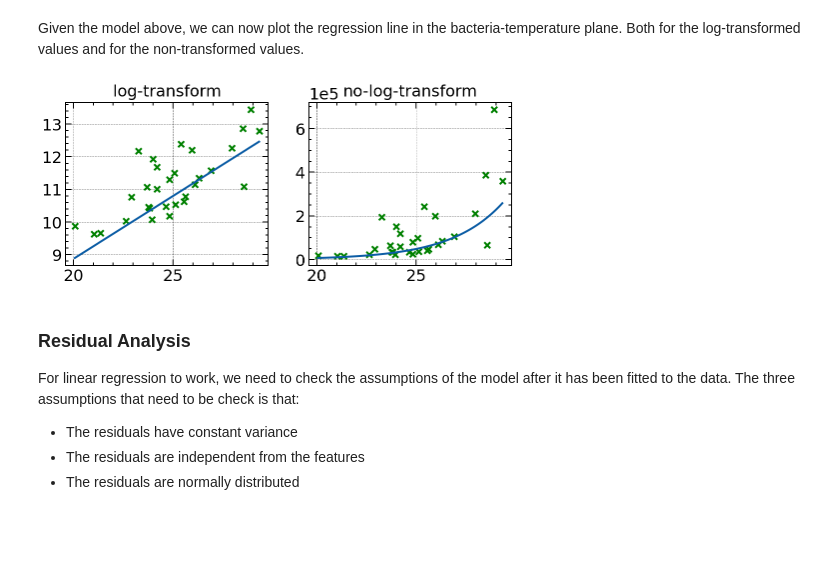
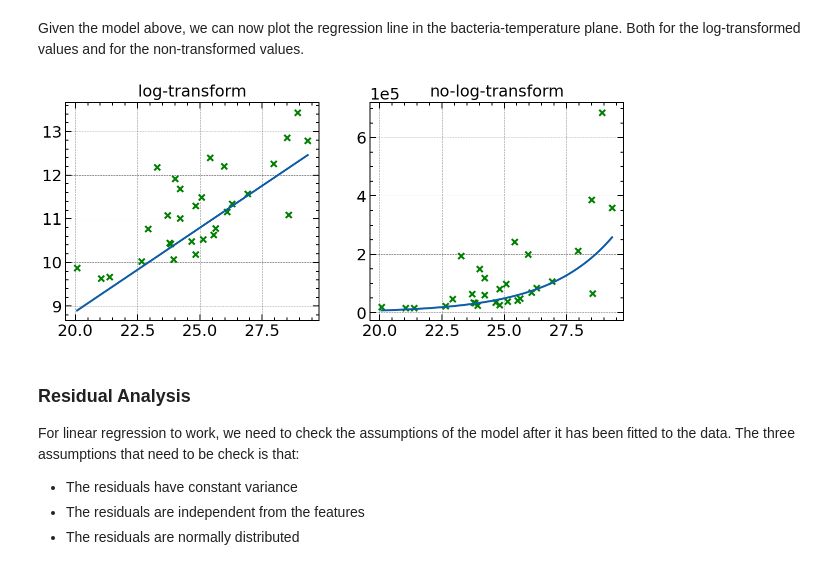
Before and after one commit to Sinbad-The-Sailor/Linear-Models, a Jupyter notebook: exponential_regression.ipynb, the cells around one changed output. Cells and saved outputs as stored; diff of their text form; code cells hidden in the pictures; blank space fills up the shorter version.

```diff
--- a/exponential_regression.ipynb
+++ b/exponential_regression.ipynb
@@ -128,23 +128,23 @@ Given the model above, we can now plot the regression line in the bacteria-tempe
 # %%
 fig, axs = plt.subplots(1, 2)
 x = df['tempreature']
 x = np.linspace(np.min(x), np.max(x), 100)
 z = beta_ols[0] + beta_ols[1] * x
 y = np.exp(z)
 
 axs[0].set_title('log-transform')
 axs[0].scatter(df['tempreature'], np.log(df['bacteria_grown']), marker='x', color='green')
 axs[0].plot(x, z)
 
 axs[1].set_title('no-log-transform')
 axs[1].scatter(df['tempreature'], df['bacteria_grown'], marker='x', color='green')
 axs[1].plot(x, y)
 axs[1].ticklabel_format(axis='y', style='sci', scilimits=(5, 5))
 
-fig.set_size_inches(8, 3)
+fig.set_size_inches(10, 4)
 plt.show()
 # %% [output]
-[figure, old version]
+[figure, new version]
 # %% [markdown]
 ### Residual Analysis
 
```
Also changed, not shown: parts of 6 cells of this notebook, 1 other file.
